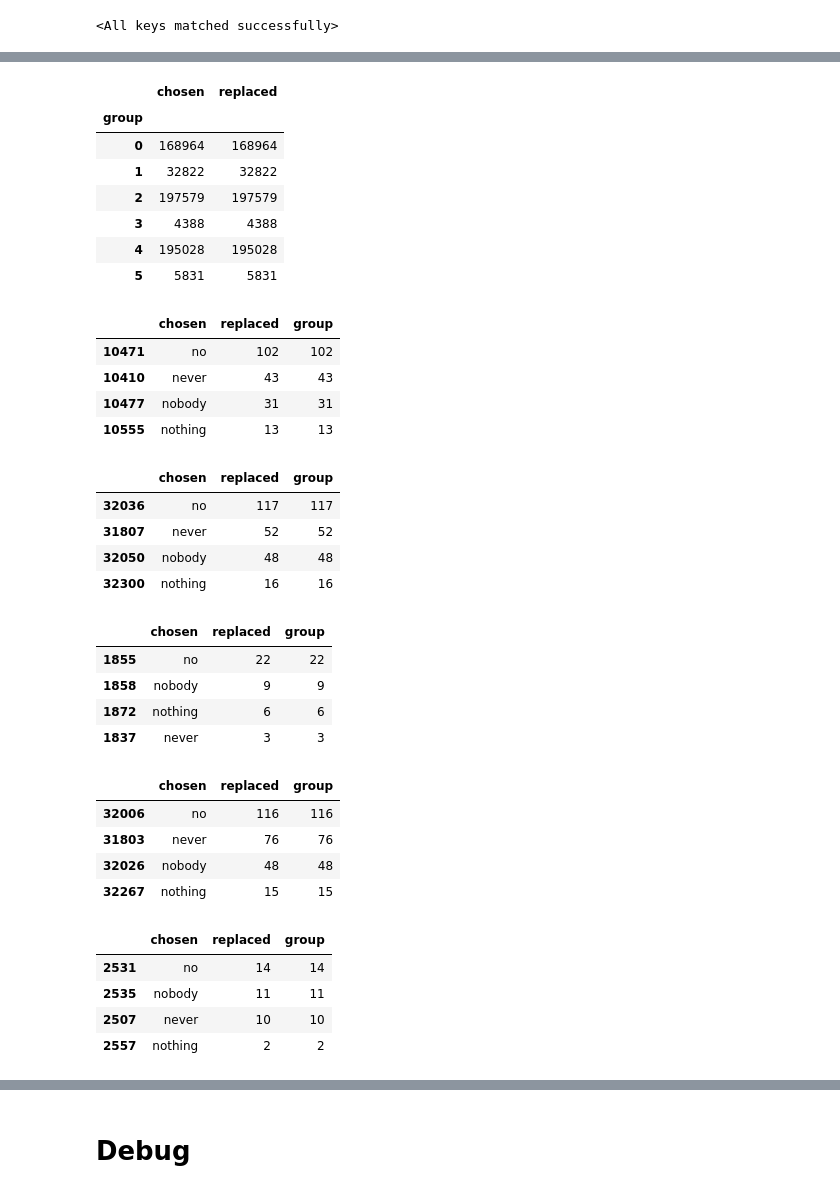
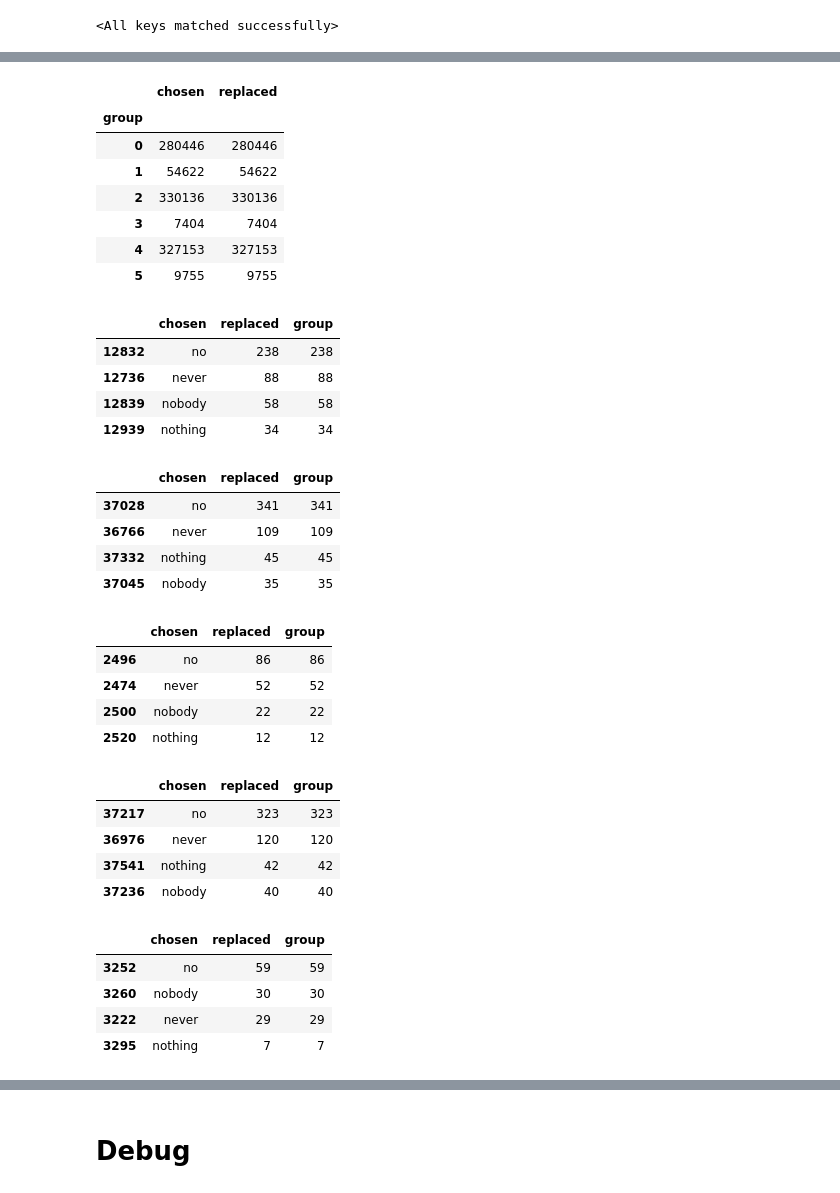
Before and after one commit to hamidrezayaghobi/Learning-How-to-Mask-Text-Input-for-Better-Generalization, a Jupyter notebook: masking_text.ipynb, the cells around one changed output, grey strips where cells are left out. Saved outputs shown, nothing was run; the diff lists cells and outputs as text; code cells hidden in the pictures.

```diff
--- a/masking_text.ipynb
+++ b/masking_text.ipynb
@@ -266,9 +268,3 @@ class Method():
 
     def execute(self, input_ids, attention_mask, predicted_attention_mask, debug=False):
         return NotImplementedError("Methods execute function must be implemented")
-# %%
-words = {
-    'chosen': [],
-    'replaced': [],
-    'group': [],
-}
@@ -1856,20 +2201,20 @@ train_pdf[['group', 'text_len']].groupby('group').agg('count')
 # %%
 tmp = pd.DataFrame(data={
     'chosen': words['chosen'],
-    'replaced': words['replaced'][:604612],
+    'replaced': words['replaced'][:1009516],
     'group': [x.item() for x in words['group']],
 })
 
 tmp.groupby('group').agg('count')
 # %% [output]
 |  | chosen | replaced |
 | group |  |  |
-| 0 | 168964 | 168964 |
-| 1 | 32822 | 32822 |
-| 2 | 197579 | 197579 |
-| 3 | 4388 | 4388 |
-| 4 | 195028 | 195028 |
-| 5 | 5831 | 5831 |
+| 0 | 280446 | 280446 |
+| 1 | 54622 | 54622 |
+| 2 | 330136 | 330136 |
+| 3 | 7404 | 7404 |
+| 4 | 327153 | 327153 |
+| 5 | 9755 | 9755 |
 # %%
 group_1 = tmp[tmp['group'] == 1].groupby('chosen').agg('count').reset_index().sort_values('replaced', ascending=False)
 group_1[
@@ -1880,10 +2225,10 @@ group_1[
 ]
 # %% [output]
 |  | chosen | replaced | group |
-| 10471 | no | 102 | 102 |
-| 10410 | never | 43 | 43 |
-| 10477 | nobody | 31 | 31 |
-| 10555 | nothing | 13 | 13 |
+| 12832 | no | 238 | 238 |
+| 12736 | never | 88 | 88 |
+| 12839 | nobody | 58 | 58 |
+| 12939 | nothing | 34 | 34 |
 # %%
 group_2 = tmp[tmp['group'] == 2].groupby('chosen').agg('count').reset_index().sort_values('replaced', ascending=False)
 group_2[
@@ -1894,10 +2239,10 @@ group_2[
 ]
 # %% [output]
 |  | chosen | replaced | group |
-| 32036 | no | 117 | 117 |
-| 31807 | never | 52 | 52 |
-| 32050 | nobody | 48 | 48 |
-| 32300 | nothing | 16 | 16 |
+| 37028 | no | 341 | 341 |
+| 36766 | never | 109 | 109 |
+| 37332 | nothing | 45 | 45 |
+| 37045 | nobody | 35 | 35 |
 # %%
 group_3 = tmp[tmp['group'] == 3].groupby('chosen').agg('count').reset_index().sort_values('replaced', ascending=False)
 group_3[
@@ -1908,10 +2253,10 @@ group_3[
 ]
 # %% [output]
 |  | chosen | replaced | group |
-| 1855 | no | 22 | 22 |
-| 1858 | nobody | 9 | 9 |
-| 1872 | nothing | 6 | 6 |
-| 1837 | never | 3 | 3 |
+| 2496 | no | 86 | 86 |
+| 2474 | never | 52 | 52 |
+| 2500 | nobody | 22 | 22 |
+| 2520 | nothing | 12 | 12 |
 # %%
 group_4 = tmp[tmp['group'] == 4].groupby('chosen').agg('count').reset_index().sort_values('replaced', ascending=False)
 group_4[
@@ -1922,10 +2267,10 @@ group_4[
 ]
 # %% [output]
 |  | chosen | replaced | group |
-| 32006 | no | 116 | 116 |
-| 31803 | never | 76 | 76 |
-| 32026 | nobody | 48 | 48 |
-| 32267 | nothing | 15 | 15 |
+| 37217 | no | 323 | 323 |
+| 36976 | never | 120 | 120 |
+| 37541 | nothing | 42 | 42 |
+| 37236 | nobody | 40 | 40 |
 # %%
 group_5 = tmp[tmp['group'] == 5].groupby('chosen').agg('count').reset_index().sort_values('replaced', ascending=False)
 group_5[
@@ -1936,7 +2281,7 @@ group_5[
 ]
 # %% [output]
 |  | chosen | replaced | group |
-| 2531 | no | 14 | 14 |
-| 2535 | nobody | 11 | 11 |
-| 2507 | never | 10 | 10 |
-| 2557 | nothing | 2 | 2 |
+| 3252 | no | 59 | 59 |
+| 3260 | nobody | 30 | 30 |
+| 3222 | never | 29 | 29 |
+| 3295 | nothing | 7 | 7 |
```
Also changed, not shown: parts of 32 cells of this notebook, 3 other files.
